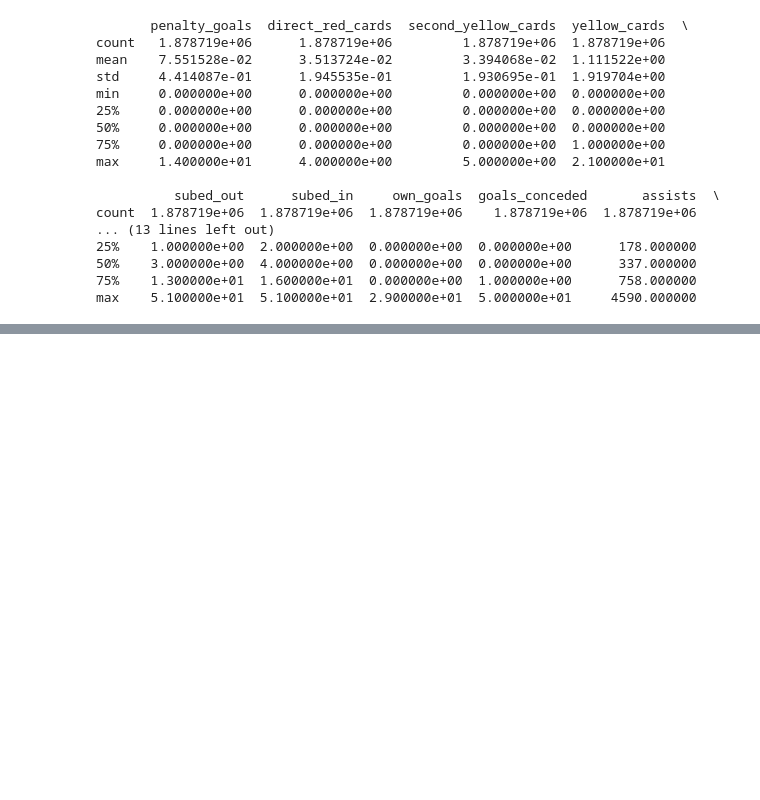
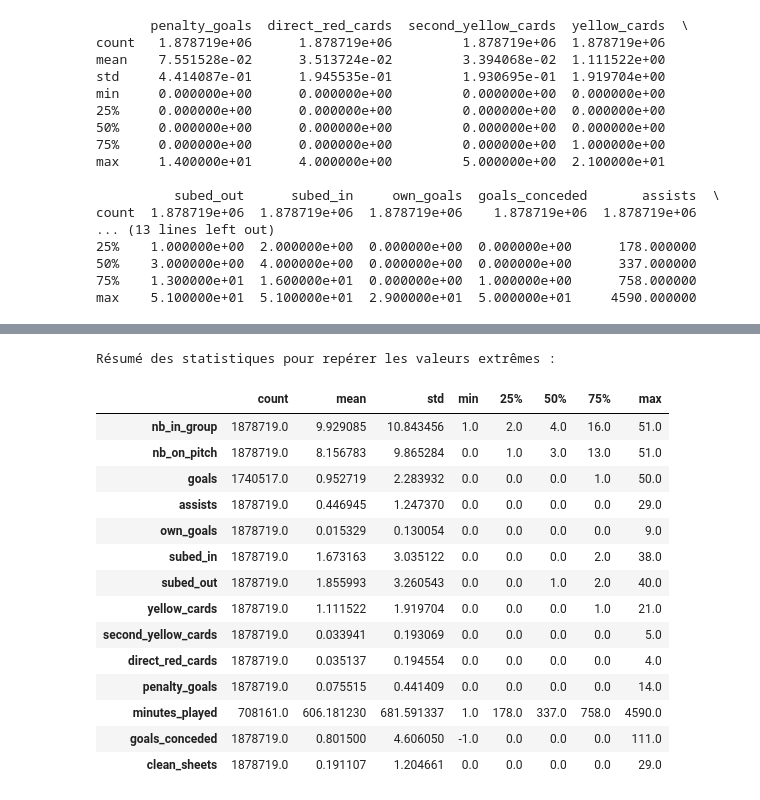
Before and after one commit to Charlesptrd/football-key-person-insurance, a Jupyter notebook: notebooks/01_database.ipynb, the cells around one changed output, grey strips where cells are left out. Saved outputs shown, nothing was run; the diff lists cells and outputs as text; code cells hidden in the pictures; blank space fills up the shorter version.

```diff
--- a/notebooks/01_database.ipynb
+++ b/notebooks/01_database.ipynb
@@ -2402,3 +2629,67 @@ count  1.878719e+06  1.878719e+06  1.878719e+06    1.878719e+06  1.878719e+06
 50%    3.000000e+00  4.000000e+00  0.000000e+00  0.000000e+00      337.000000
 75%    1.300000e+01  1.600000e+01  0.000000e+00  1.000000e+00      758.000000
 max    5.100000e+01  5.100000e+01  2.900000e+01  5.000000e+01     4590.000000
+# %%
+df = tables["player_performances"].copy()
+
+# 1. Vérifier les types des identifiants, de la saison et des autres variables
+identifiants = ["player_id", "team_id", "competition_id"]
+colonnes_saison = ["season_name"]
+colonnes_descriptives = [
+    "player_name", "team_name", "competition_name"
+]
+
+diagnostic_types = pd.DataFrame([
+    {
+        "variable": col,
+        "type_observe": str(df[col].dtype),
+        "valeurs_manquantes": int(df[col].isna().sum())
+    }
+    for col in df.columns
+])
+
+display(diagnostic_types)
+
+# Colonnes hors identifiants, saison et libellés : statistiques ou autres variables
+colonnes_stats = [
+    col for col in df.columns
+    if col not in identifiants + colonnes_saison + colonnes_descriptives
+]
+
+print("Colonnes statistiques non numériques :",
+      [col for col in colonnes_stats
+       if not pd.api.types.is_numeric_dtype(df[col])])
+
+# 2. Vérifier les doublons stricts
+print("Doublons stricts (occurrences en trop) :", int(df.duplicated().sum()))
+
+# 3. Vérifier les doublons sur la clé joueur-saison-compétition-club
+cle = ["player_id", "season_name", "competition_id", "team_id"]
+
+if all(col in df.columns for col in cle):
+    doublons_cle = df.loc[
+        df.duplicated(subset=cle, keep=False)
+    ].sort_values(cle)
+
+    print("Occurrences en trop sur la clé :", int(df.duplicated(subset=cle).sum()))
+    print("Lignes concernées par une clé répétée :", len(doublons_cle))
+    display(doublons_cle.head(20))
+else:
+    print("Vérification de la clé impossible : une ou plusieurs colonnes sont absentes.")
+
+# 4. Repérer les valeurs négatives dans les colonnes statistiques numériques
+stats_numeriques = [
+    col for col in colonnes_stats
+    if pd.api.types.is_numeric_dtype(df[col])
+]
+
+if stats_numeriques:
+    masque_negatif = df[stats_numeriques].lt(0).any(axis=1)
+    lignes_negatives = df.loc[masque_negatif]
+
+    print("Lignes avec au moins une statistique négative :", len(lignes_negatives))
+    display(lignes_negatives.head(20))
+
+    print("Résumé des statistiques pour repérer les valeurs extrêmes :")
+    display(df[stats_numeriques].describe().T)
+# %% [output]
@@ -2404,0 +2721,16 @@ max    5.100000e+01  5.100000e+01  2.900000e+01  5.000000e+01     4590.000000
+Résumé des statistiques pour repérer les valeurs extrêmes :
+|  | count | mean | std | min | 25% | 50% | 75% | max |
+| nb_in_group | 1878719.0 | 9.929085 | 10.843456 | 1.0 | 2.0 | 4.0 | 16.0 | 51.0 |
+| nb_on_pitch | 1878719.0 | 8.156783 | 9.865284 | 0.0 | 1.0 | 3.0 | 13.0 | 51.0 |
+| goals | 1740517.0 | 0.952719 | 2.283932 | 0.0 | 0.0 | 0.0 | 1.0 | 50.0 |
+| assists | 1878719.0 | 0.446945 | 1.247370 | 0.0 | 0.0 | 0.0 | 0.0 | 29.0 |
+| own_goals | 1878719.0 | 0.015329 | 0.130054 | 0.0 | 0.0 | 0.0 | 0.0 | 9.0 |
+| subed_in | 1878719.0 | 1.673163 | 3.035122 | 0.0 | 0.0 | 0.0 | 2.0 | 38.0 |
+| subed_out | 1878719.0 | 1.855993 | 3.260543 | 0.0 | 0.0 | 1.0 | 2.0 | 40.0 |
+| yellow_cards | 1878719.0 | 1.111522 | 1.919704 | 0.0 | 0.0 | 0.0 | 1.0 | 21.0 |
+| second_yellow_cards | 1878719.0 | 0.033941 | 0.193069 | 0.0 | 0.0 | 0.0 | 0.0 | 5.0 |
+| direct_red_cards | 1878719.0 | 0.035137 | 0.194554 | 0.0 | 0.0 | 0.0 | 0.0 | 4.0 |
+| penalty_goals | 1878719.0 | 0.075515 | 0.441409 | 0.0 | 0.0 | 0.0 | 0.0 | 14.0 |
+| minutes_played | 708161.0 | 606.181230 | 681.591337 | 1.0 | 178.0 | 337.0 | 758.0 | 4590.0 |
+| goals_conceded | 1878719.0 | 0.801500 | 4.606050 | -1.0 | 0.0 | 0.0 | 0.0 | 111.0 |
+| clean_sheets | 1878719.0 | 0.191107 | 1.204661 | 0.0 | 0.0 | 0.0 | 0.0 | 29.0 |
```
Also changed, not shown: parts of 16 cells of this notebook.
